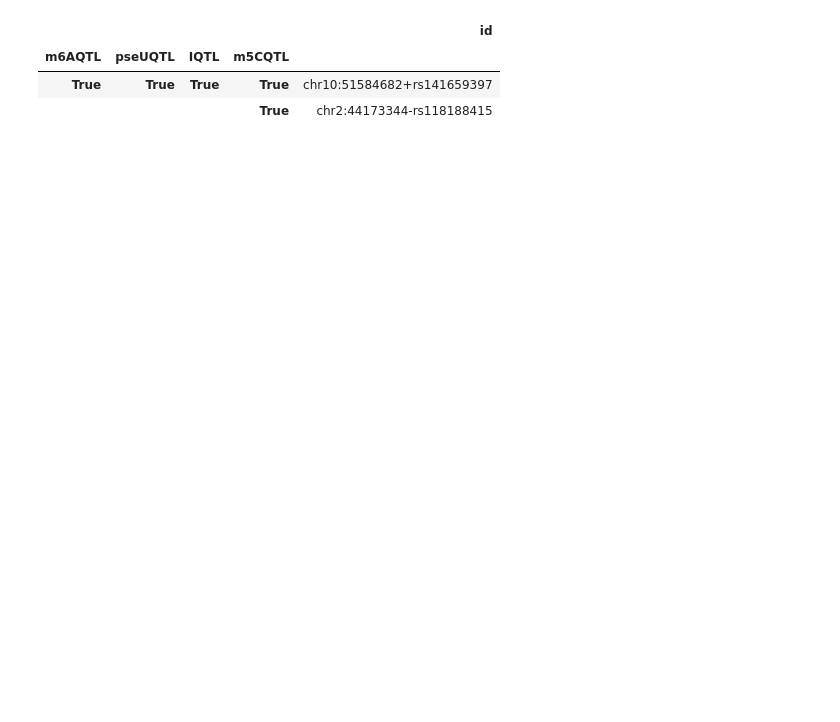
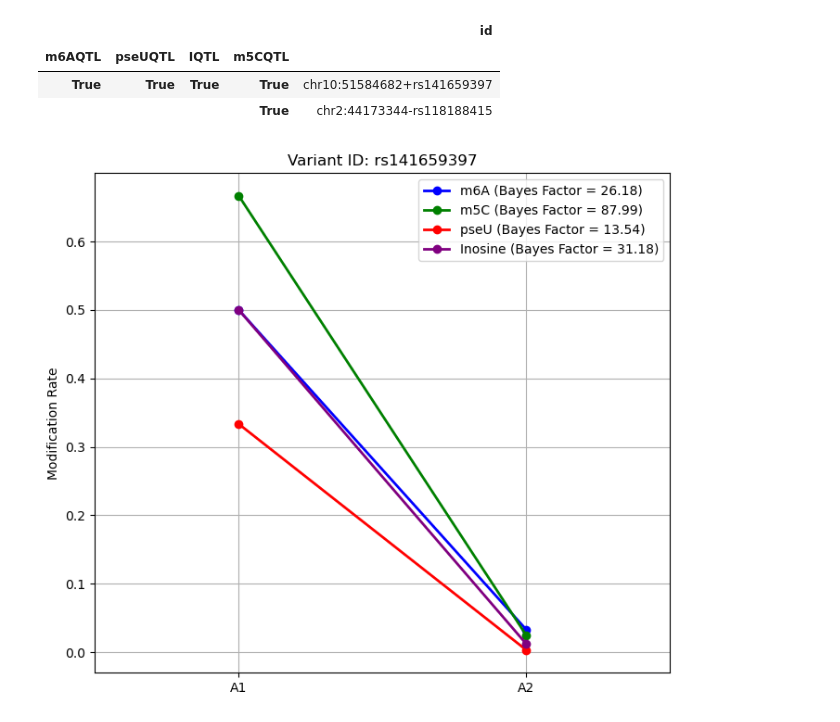
Before and after one commit to xinranxu0930/postgraduate-code, a Jupyter notebook: methy/nanopore_RNA/downsteam/A1A2_modrate.ipynb, the cells around one changed output. Drawn from its saved outputs; the diff is of its cells as text; code cells hidden in the pictures; blank space fills up the shorter version.

```diff
--- a/methy/nanopore_RNA/downsteam/A1A2_modrate.ipynb
+++ b/methy/nanopore_RNA/downsteam/A1A2_modrate.ipynb
@@ -55,7 +59,7 @@ d[d.index.map(sum) == 4]
 |  |  |  | True | chr2:44173344-rs118188415 |
 # %%
 # 提取对应的列
-rsID = "rs118188415"
+rsID = "rs141659397"
 m6A_data = m6A[m6A['rsID'] == rsID][['A1_A', 'A2_A', 'A1_m6A', 'A2_m6A', 'BayesFactor']]
 m6A_data['A1_m6A_rate'] = m6A_data['A1_m6A'] / (m6A_data['A1_m6A'] + m6A_data['A1_A'])
 m6A_data['A2_m6A_rate'] = m6A_data['A2_m6A'] / (m6A_data['A2_m6A'] + m6A_data['A2_A'])
@@ -95,31 +99,35 @@ plt.plot(['A1', 'A2'], [m5C_data['A1_m5C_rate'].values[0], m5C_data['A2_m5C_rate
 
 # 对于 pseU
 plt.plot(['A1', 'A2'], [pseU_data['A1_pseU_rate'].values[0], pseU_data['A2_pseU_rate'].values[0]],
          marker='o', label=f'pseU (Bayes Factor = {pseU_data["BayesFactor"].values[0]})', color='red', linestyle='-', linewidth=2)
 
 # 对于 inosine
+# plt.plot(['A1', 'A2'], [i_data['A1_i_rate'].values[0], i_data['A2_i_rate'].values[0]],
+#          marker='o', label=f'Inosine (Bayes Factor = {i_data["BayesFactor"].values[0]})', color='purple', linestyle='-', linewidth=2)
 plt.plot(['A1', 'A2'], [i_data['A1_i_rate'].values[0], i_data['A2_i_rate'].values[0]],
-         marker='o', label=f'Inosine (Bayes Factor = {i_data["BayesFactor"].values[0]})', color='purple', linestyle='-', linewidth=2)
+         marker='o', label=f'Inosine (Bayes Factor = 31.18)', color='purple', linestyle='-', linewidth=2)
 
 # 设置图表标题和标签
 plt.title(f'Variant ID: {rsID}')
 # plt.xlabel('Genotype (A1 vs A2)')
 plt.ylabel('Modification Rate')
 
 # 添加图例
 plt.legend()
 
 # 显示图表
 plt.grid(True)
 
 # 调整横坐标，使 A1 和 A2 更近
 plt.xticks([0, 1], ['A1', 'A2'])
 
 # 设置 x 轴范围，使 A1 和 A2 更接近
 plt.xlim(-0.5, 1.5)
 
 # 保存为 PDF 文件
 plt.savefig(f'/mnt/hpc/home/xuxinran/DirectSeq/8_downsteam/A1A2_modrate/{rsID}.pdf', format='pdf')
 
 # 显示图表
 plt.show()
+# %% [output]
+[figure, added]
```
Also changed, not shown: parts of 1 cell of this notebook, 14 other files.
